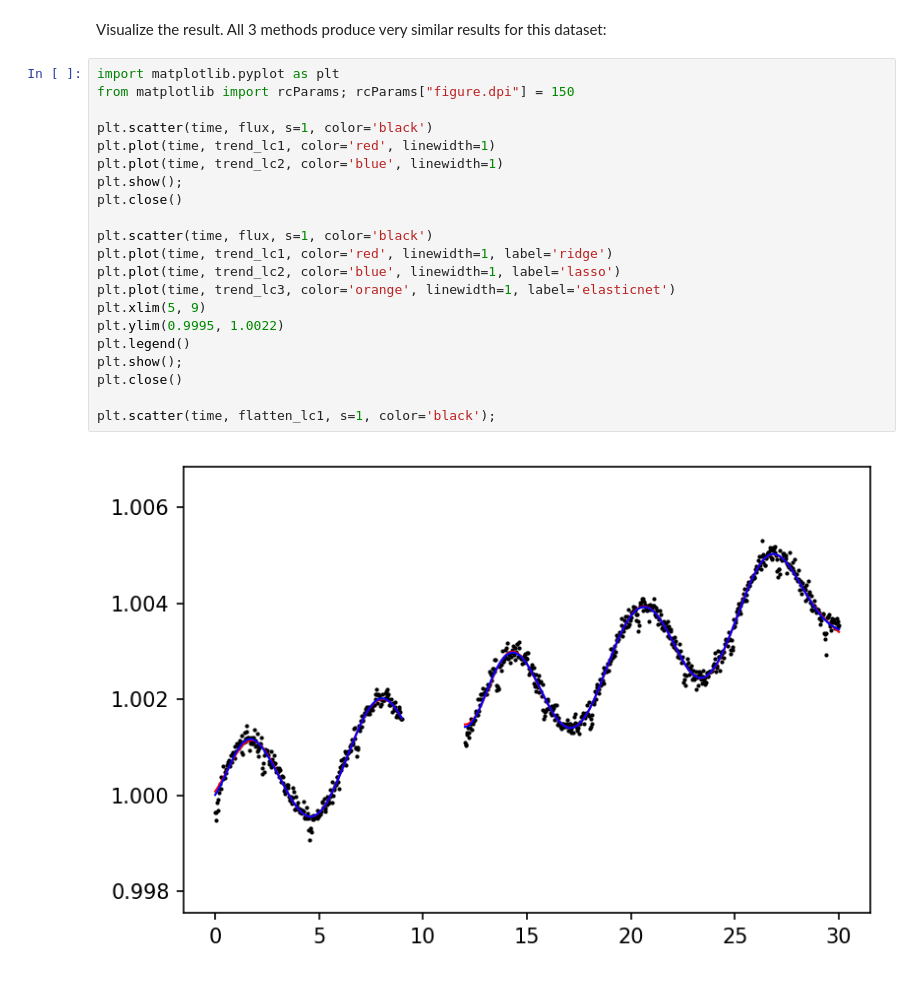
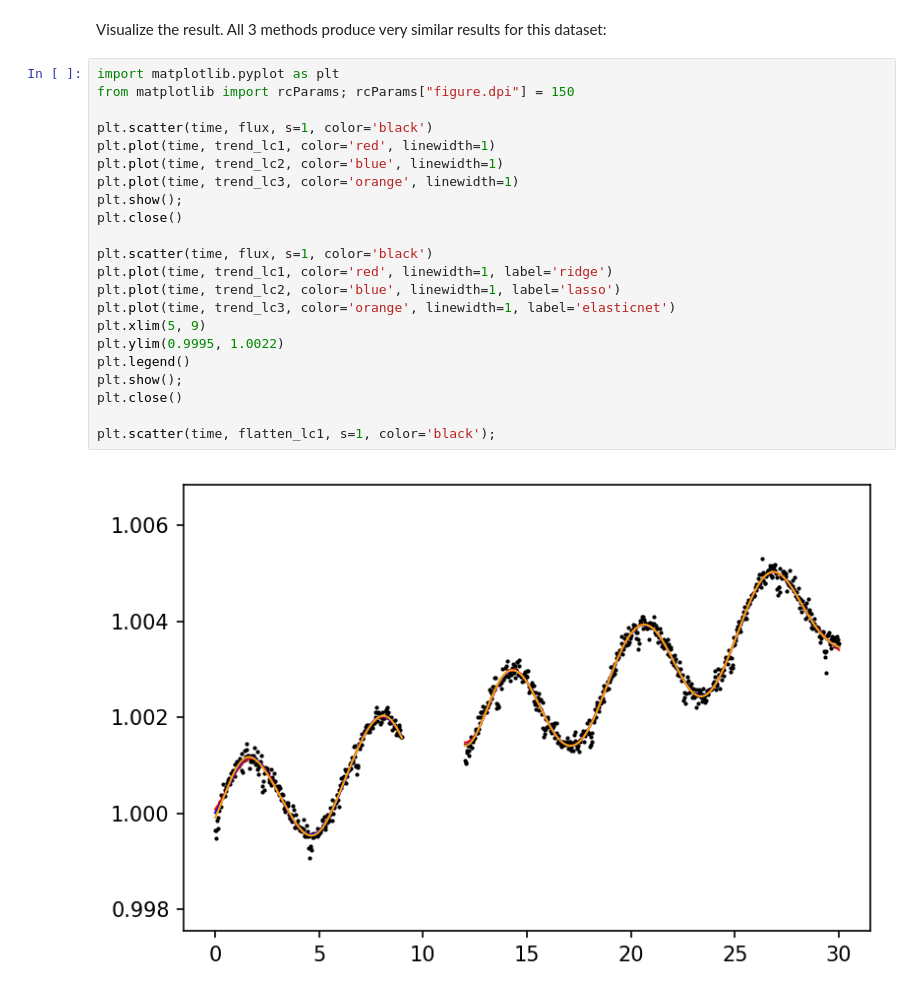
Before and after one commit to hippke/wotan, a Jupyter notebook: examples/regressions_ridge_lasso_elasticnet.ipynb, the cells around one changed output. Saved outputs shown, nothing was run; the diff lists cells and outputs as text.

```diff
--- a/examples/regressions_ridge_lasso_elasticnet.ipynb
+++ b/examples/regressions_ridge_lasso_elasticnet.ipynb
@@ -50,25 +50,26 @@ Visualize the result. All 3 methods produce very similar results for this datase
 # %%
 import matplotlib.pyplot as plt
 from matplotlib import rcParams; rcParams["figure.dpi"] = 150
 
 plt.scatter(time, flux, s=1, color='black')
 plt.plot(time, trend_lc1, color='red', linewidth=1)
 plt.plot(time, trend_lc2, color='blue', linewidth=1)
+plt.plot(time, trend_lc3, color='orange', linewidth=1)
 plt.show();
 plt.close()
 
 plt.scatter(time, flux, s=1, color='black')
 plt.plot(time, trend_lc1, color='red', linewidth=1, label='ridge')
 plt.plot(time, trend_lc2, color='blue', linewidth=1, label='lasso')
 plt.plot(time, trend_lc3, color='orange', linewidth=1, label='elasticnet')
 plt.xlim(5, 9)
 plt.ylim(0.9995, 1.0022)
 plt.legend()
 plt.show();
 plt.close()
 
 plt.scatter(time, flatten_lc1, s=1, color='black');
 # %% [output]
-[figure, old version]
+[figure, new version]
 [figure]
 [figure]
```
Also changed, not shown: 1 other file.
